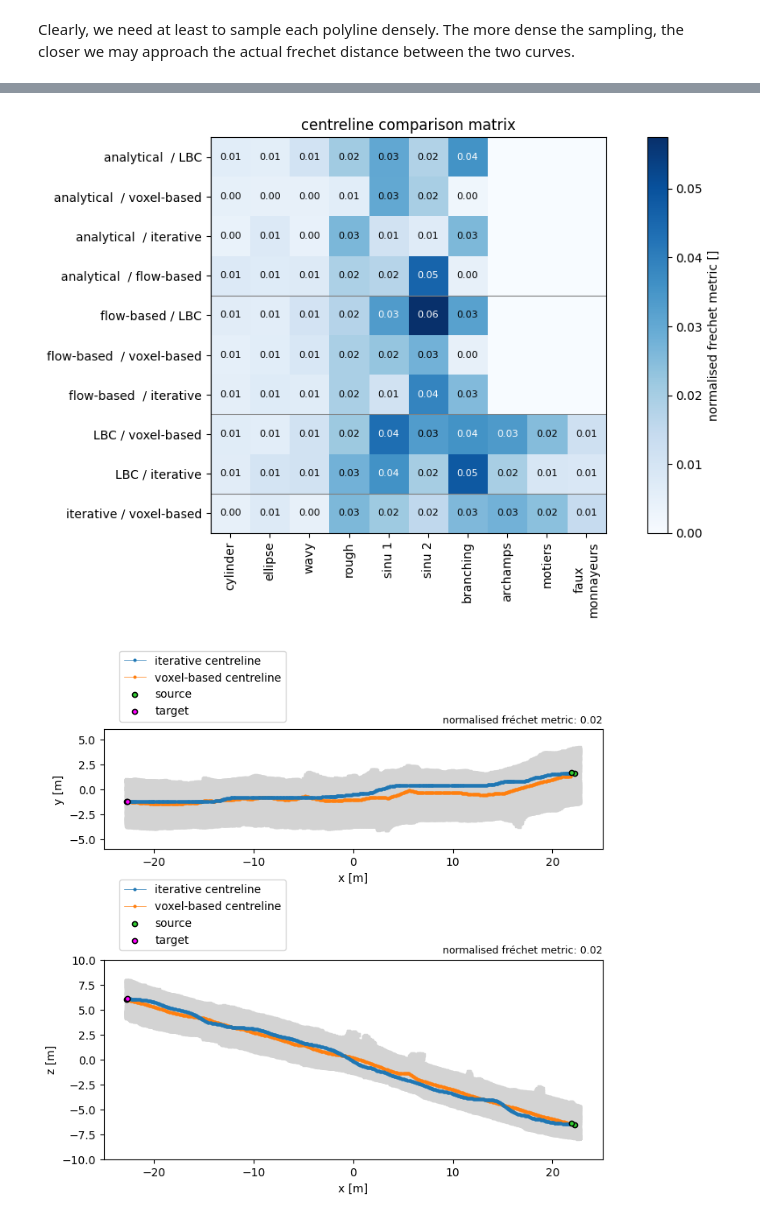
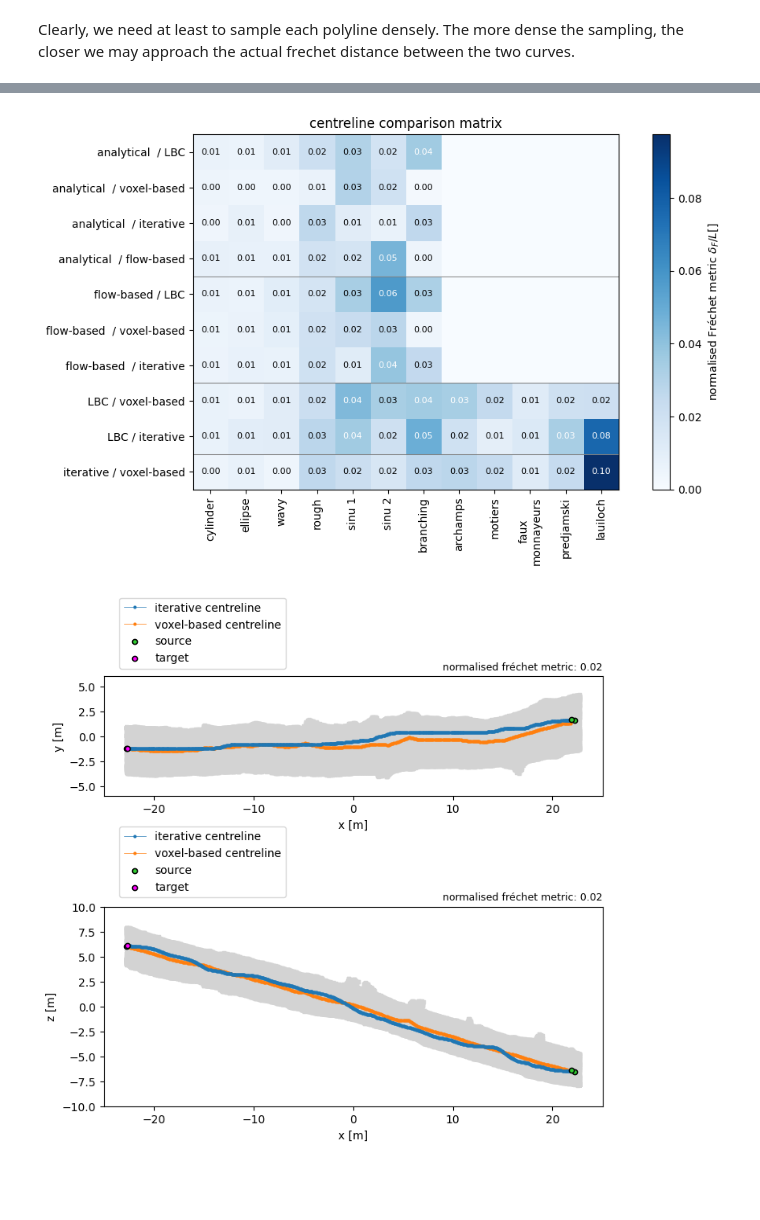
Before and after one commit to ERC-Karst/pc-centrelines, a Jupyter notebook: notebooks/6_compute_centreline_distances.ipynb, the cells around one changed output, grey strips where cells are left out. Saved outputs shown, nothing was run; the diff lists cells and outputs as text; code cells hidden in the pictures; blank space fills up the shorter version.

Commit message:
update conduit map to include predjamski and lauiloch

```diff
--- a/notebooks/6_compute_centreline_distances.ipynb
+++ b/notebooks/6_compute_centreline_distances.ipynb
@@ -97,8 +67,8 @@ list_iter_ct = []
 list_iter_norm = []
 
 for k, (conduit_id, conduit_name) in enumerate(conduit_map.items()):
-    iter_ct_fp = f"./temp/{conduit_id}_{conduit_name}/iterative/{conduit_name}_centreline.txt"
-    iter_norm_fp = f"./temp/{conduit_id}_{conduit_name}/iterative/{conduit_name}_vectors.txt"
+    iter_ct_fp = f"../temp/{conduit_id}_{conduit_name}/iterative/{conduit_name}_centreline.txt"
+    iter_norm_fp = f"../temp/{conduit_id}_{conduit_name}/iterative/{conduit_name}_vectors.txt"
 
     iter_ct = np.loadtxt(iter_ct_fp)
     iter_norm = np.loadtxt(iter_norm_fp)
@@ -125,7 +97,7 @@ for k, (conduit_id, conduit_name) in enumerate(conduit_map.items()):
 list_hydraulic_ct = []
 
 for k, (conduit_id, conduit_name) in enumerate(conduit_map.items()):
-    hydraulic_ct_fp = f"./temp/{conduit_id}_{conduit_name}/hydraulic/{conduit_name}_centreline.csv"
+    hydraulic_ct_fp = f"../temp/{conduit_id}_{conduit_name}/hydraulic/{conduit_name}_centreline.csv"
 
     if k < 7:
         hydraulic_ct1 = np.loadtxt(hydraulic_ct_fp, skiprows =1, delimiter=",", usecols=[1,2,3])
@@ -190,7 +162,7 @@ list_theory_ct.append([ct7, ct7[0], ct7[-1],ct7_vec])
 # %% [markdown]
 ## plotting args.
 # %%
-with open(f"./notebooks/plot_kwargs.yaml", "r") as f:
+with open(f"../notebooks/plot_kwargs.yaml", "r") as f:
     p = yaml.safe_load(f)
     f.close()
 
@@ -625,7 +491,7 @@ comparison_map = {0 : theory_to_lbc,
                   8 : iter_to_lbc,
                   9 : iter_to_mst}
 # %%
-fr_results_hydraulic = -np.ones((10,10))
+fr_results_hydraulic = -np.ones((10,12))
 # %%
 for i, (ct1, ct2) in enumerate(zip(*theory_to_lbc)):
     thedist = frdist(ct1, ct2)
@@ -668,38 +534,38 @@ for i, (ct1, ct2) in enumerate(zip(*iter_to_mst)):
     L = np.cumsum(np.linalg.norm(np.diff(ct2, axis = 0), axis=1))[-1]
     fr_results_hydraulic[9, i] = thedist / L
 # %%
-xlabels = ["cylinder", "ellipse", "wavy", "rough", "sinu 1", "sinu 2", "branching", "archamps","motiers", "faux\nmonnayeurs"]
+xlabels = ["cylinder", "ellipse", "wavy", "rough", "sinu 1", "sinu 2", "branching", "archamps","motiers", "faux\nmonnayeurs", "predjamski", "lauiloch"]
 ylabels = ["analytical  / LBC", "analytical  / voxel-based", "analytical  / iterative", "analytical  / flow-based", "flow-based / LBC",  "flow-based  / voxel-based", "flow-based  / iterative",  "LBC / voxel-based", "LBC / iterative", "iterative / voxel-based"]
 
 fig, ax = plt.subplots(figsize = (10,6))
 
 im = ax.imshow(fr_results_hydraulic, cmap = "Blues", vmin=0)
-ax.set_xticks([0,1,2,3,4,5,6,7,8,9])
+ax.set_xticks([0,1,2,3,4,5,6,7,8,9, 10, 11])
 ax.set_yticks([0,1,2,3,4,5,6,7,8,9])
 
 for j, row in enumerate(fr_results_hydraulic):
     for i, elem in enumerate(row):
         color = "k"
         if elem > np.quantile(fr_results_hydraulic, 0.9):
             color = "white"
         if elem > 0:
 
             ax.text(i,j, f"{elem:.2f}", fontsize = 8, va = "center", ha="center", color =color)
 ax.set_xticklabels(xlabels, rotation =90)
 ax.set_yticklabels(ylabels)
 cax = plt.colorbar(im)
-cax.set_label("normalised frechet metric []")
+cax.set_label("normalised Fréchet metric $\\delta_F/L$[]")
 ax.set_title("centreline comparison matrix")
 
 ax.axhline(3.5, lw = 0.75, color = "grey")
 ax.axhline(6.5, lw = 0.75, color = "grey")
 ax.axhline(8.5, lw = 0.75, color = "grey")
 plt.tight_layout()
 
-plt.savefig("./temp/figures/comparison_matrix.pdf")
-plt.savefig("./temp/figures/comparison_matrix.png", dpi= 300)
+plt.savefig("../temp/figures/comparison_matrix.pdf")
+plt.savefig("../temp/figures/comparison_matrix.png", dpi= 300)
 # %% [output]
-[figure, old version]
+[figure, new version]
 # %%
 from stl import mesh
 # %%
```
Also changed, not shown: parts of 28 cells of this notebook, 8 other files.
